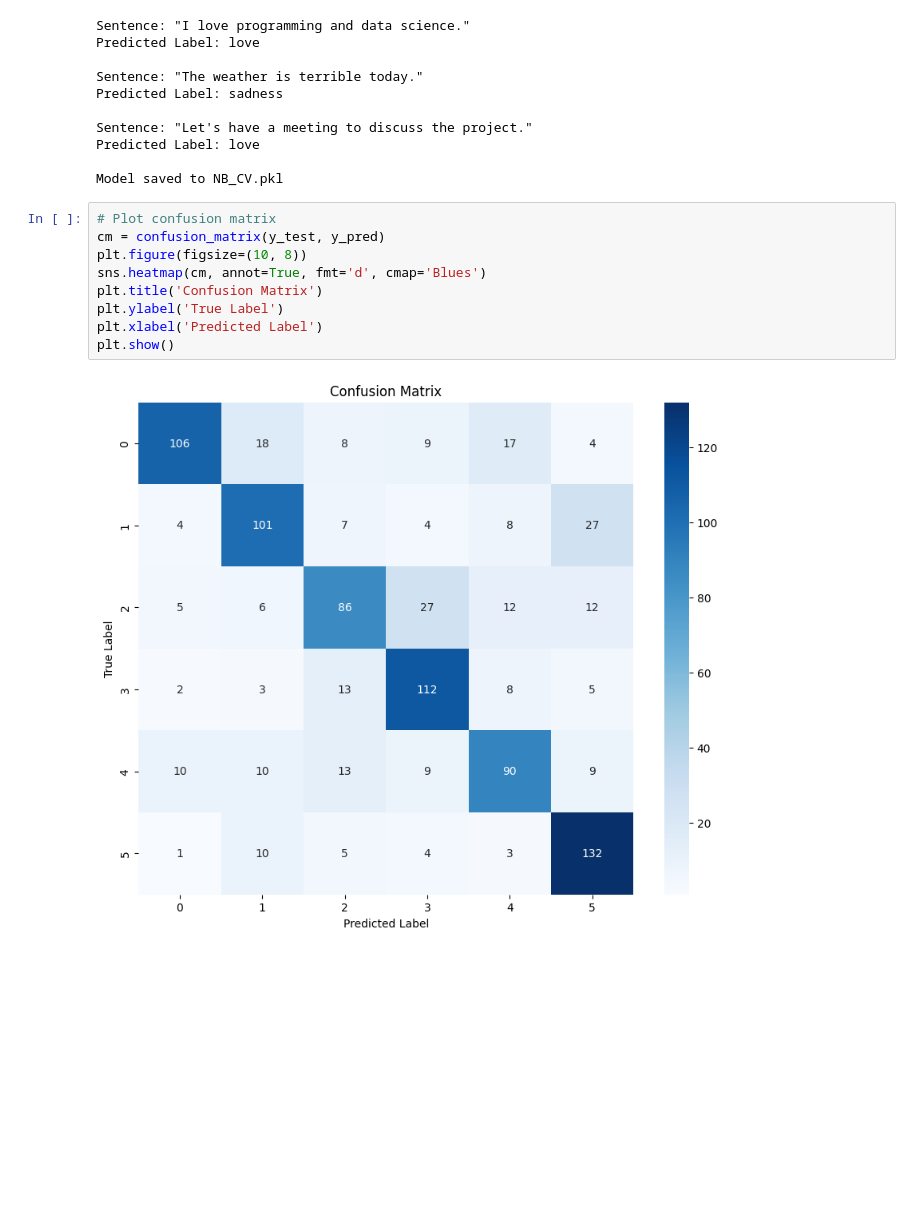
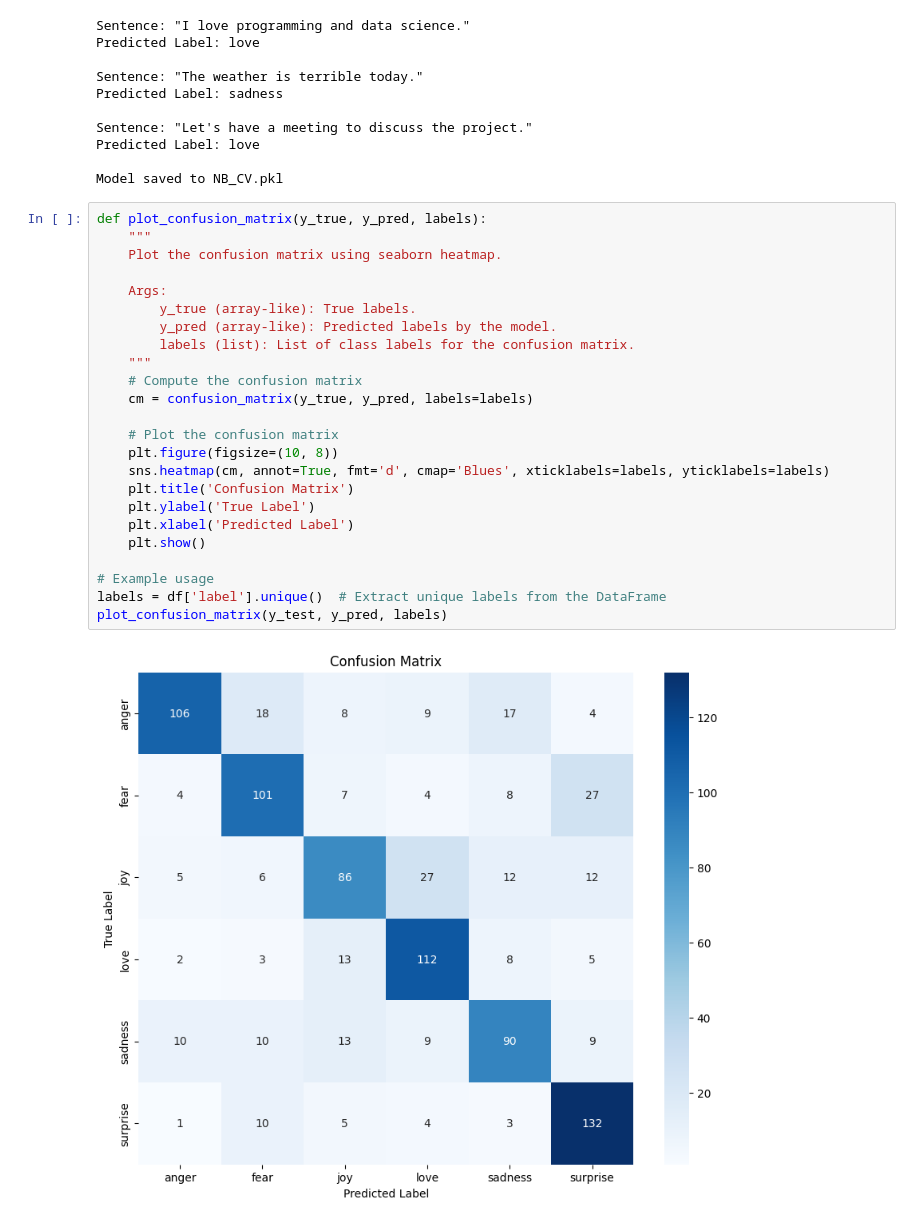
Before and after one commit to Ashwal200/sentiment-analysis, a Jupyter notebook: models/NB_CV.ipynb, the cells around one changed output. Saved outputs shown, nothing was run; the diff lists cells and outputs as text; blank space fills up the shorter version.

```diff
--- a/models/NB_CV.ipynb
+++ b/models/NB_CV.ipynb
@@ -113,13 +131,28 @@ Predicted Label: love
 
 Model saved to NB_CV.pkl
 # %%
-# Plot confusion matrix
-cm = confusion_matrix(y_test, y_pred)
-plt.figure(figsize=(10, 8))
-sns.heatmap(cm, annot=True, fmt='d', cmap='Blues')
-plt.title('Confusion Matrix')
-plt.ylabel('True Label')
-plt.xlabel('Predicted Label')
-plt.show()
+def plot_confusion_matrix(y_true, y_pred, labels):
+    """
+    Plot the confusion matrix using seaborn heatmap.
+
+    Args:
+        y_true (array-like): True labels.
+        y_pred (array-like): Predicted labels by the model.
+        labels (list): List of class labels for the confusion matrix.
+    """
+    # Compute the confusion matrix
+    cm = confusion_matrix(y_true, y_pred, labels=labels)
+
+    # Plot the confusion matrix
+    plt.figure(figsize=(10, 8))
+    sns.heatmap(cm, annot=True, fmt='d', cmap='Blues', xticklabels=labels, yticklabels=labels)
+    plt.title('Confusion Matrix')
+    plt.ylabel('True Label')
+    plt.xlabel('Predicted Label')
+    plt.show()
+
+# Example usage
+labels = df['label'].unique()  # Extract unique labels from the DataFrame
+plot_confusion_matrix(y_test, y_pred, labels)
 # %% [output]
-[figure, old version]
+[figure, new version]
```
Also changed, not shown: parts of 1 cell of this notebook, 18 other files.
